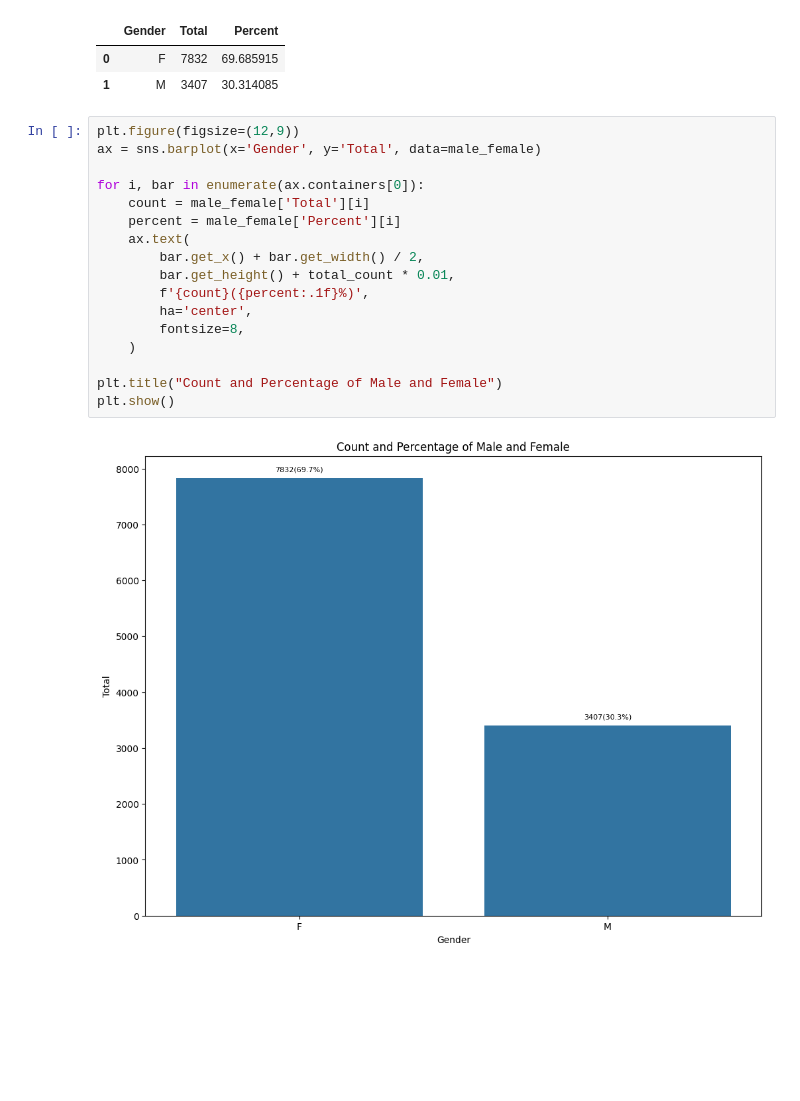
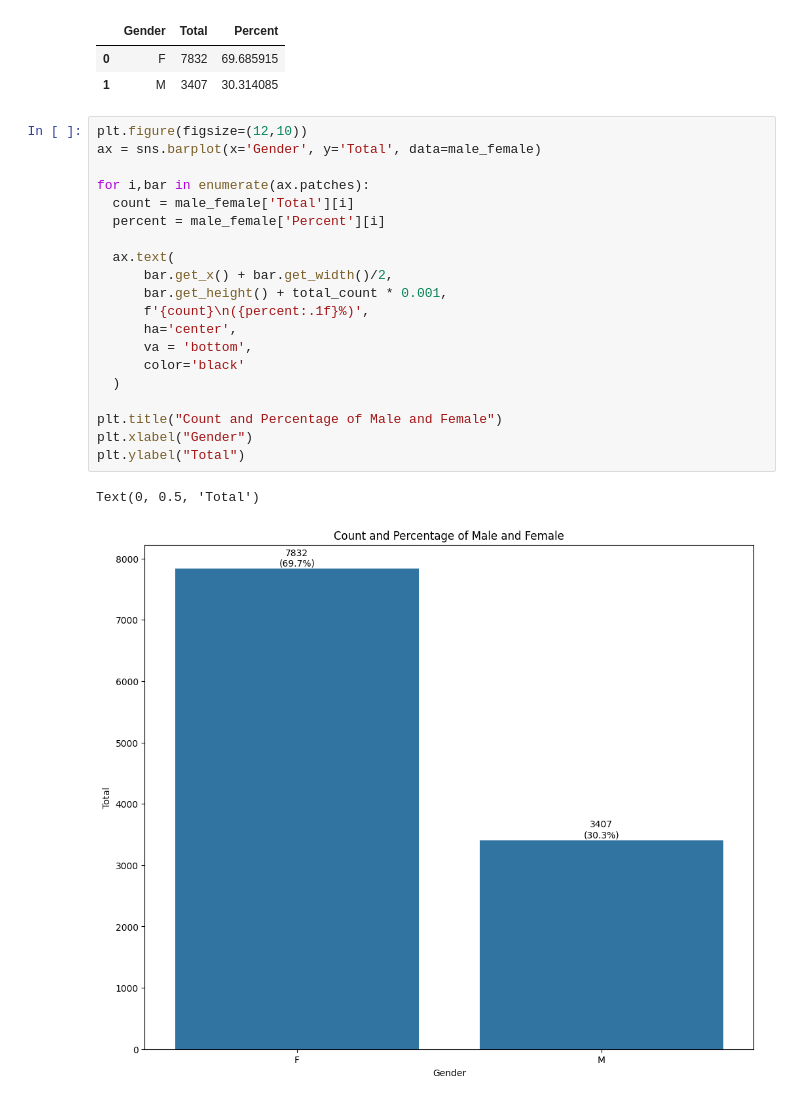
Before and after one commit to gauravvxv/Diwali-Sales-Analysis, a Jupyter notebook: Notebook/Sales.ipynb, the cells around one changed output. Drawn from its saved outputs; the diff is of its cells as text; blank space fills up the shorter version.

Commit message:
analyize and visualize total number of male and female

```diff
--- a/Notebook/Sales.ipynb
+++ b/Notebook/Sales.ipynb
@@ -149,21 +144,25 @@ male_female
 | 0 | F | 7832 | 69.685915 |
 | 1 | M | 3407 | 30.314085 |
 # %%
-plt.figure(figsize=(12,9))
+plt.figure(figsize=(12,10))
 ax = sns.barplot(x='Gender', y='Total', data=male_female)
 
-for i, bar in enumerate(ax.containers[0]):
-    count = male_female['Total'][i]
-    percent = male_female['Percent'][i]
-    ax.text(
-        bar.get_x() + bar.get_width() / 2,
-        bar.get_height() + total_count * 0.01,
-        f'{count}({percent:.1f}%)',
-        ha='center',
-        fontsize=8,
-    )
+for i,bar in enumerate(ax.patches):
+  count = male_female['Total'][i]
+  percent = male_female['Percent'][i]
+
+  ax.text(
+      bar.get_x() + bar.get_width()/2,
+      bar.get_height() + total_count * 0.001,
+      f'{count}\n({percent:.1f}%)',
+      ha='center',
+      va = 'bottom',
+      color='black'
+  )
 
 plt.title("Count and Percentage of Male and Female")
-plt.show()
+plt.xlabel("Gender")
+plt.ylabel("Total")
 # %% [output]
+Text(0, 0.5, 'Total')
-[figure, old version]
+[figure, new version]
```
Also changed, not shown: parts of 1 cell of this notebook.
